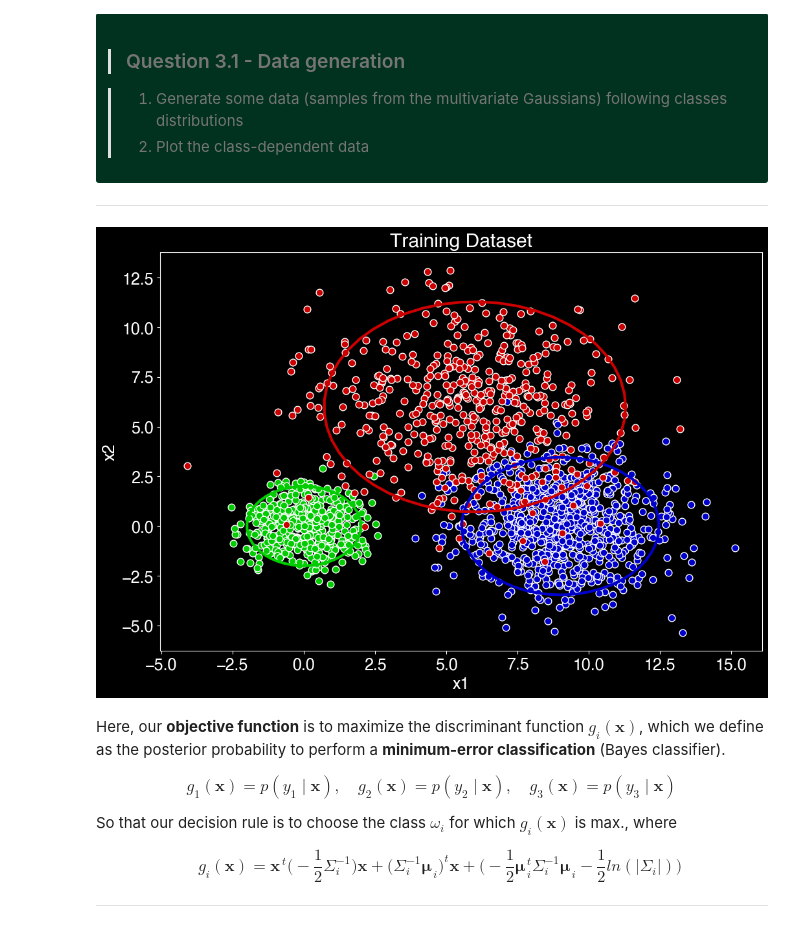
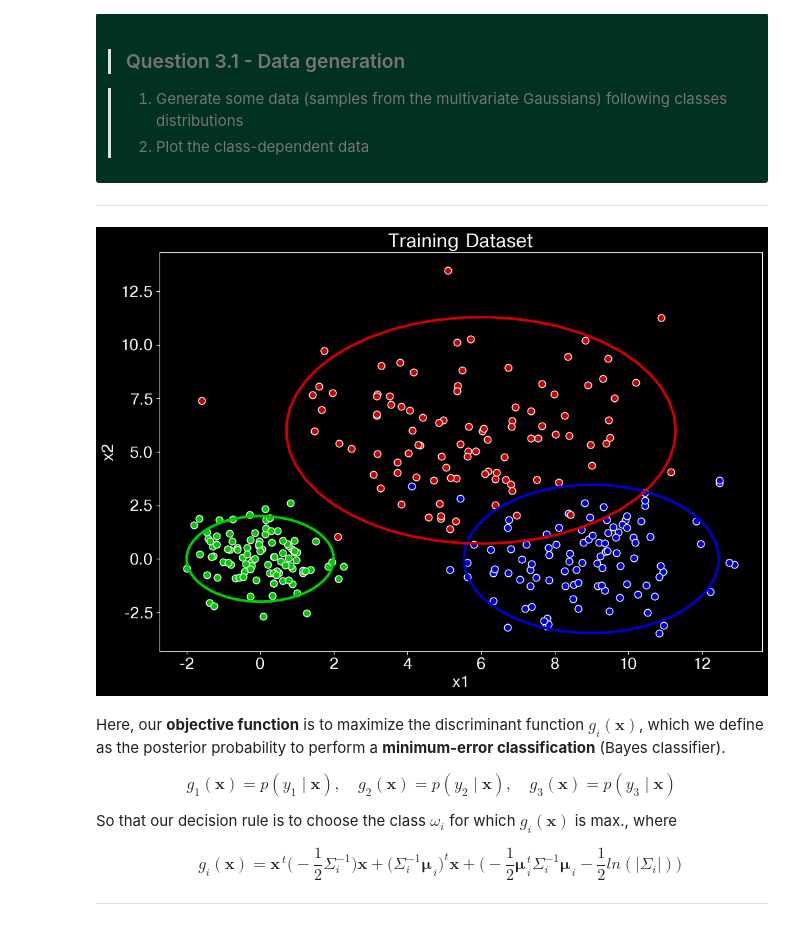
Before and after one commit to yutian-zhao/creative_ml, a Jupyter notebook: 05_probabilities_bayesian.ipynb, the cells around one changed output. Drawn from its saved outputs; the diff is of its cells as text; code cells hidden in the pictures.

```diff
--- a/05_probabilities_bayesian.ipynb
+++ b/05_probabilities_bayesian.ipynb
@@ -822,38 +834,40 @@ cov2 = np.array([[3,0],[0,3]])
 mu3 = np.array([6,6])
 cov3 = np.array([[7,0],[0,7]])
 
 ######################
 # YOUR CODE GOES HERE
 ######################
-
-x1samples = ...
-x2samples = ...
-x3samples = ...
+# p1 = distrib.multivariate_normal.MultivariateNormal(mu1, covariance_matrix = cov1)
+# p2 = distrib.multivariate_normal.MultivariateNormal(mu2, covariance_matrix = cov2)
+# p3 = distrib.multivariate_normal.MultivariateNormal(mu3, covariance_matrix = cov3)
+x1samples = np.random.multivariate_normal(mu1, cov1, nb_patterns)
+x2samples = np.random.multivariate_normal(mu2, cov2, nb_patterns)
+x3samples = np.random.multivariate_normal(mu3, cov3, nb_patterns)
 
 ######################
 from cml.plot import gaussian_ellipsoid
 # Prepare concatenated versions of class properties
 mu_vals = {};
 mu_vals[0] = np.array([mu1]).transpose()
 mu_vals[1] = np.array([mu2]).transpose()
 mu_vals[2] = np.array([mu3]).transpose()
 cov_vals = {}
 cov_vals[0] = cov1
 cov_vals[1] = cov2
 cov_vals[2] = cov3
 # Plot the corresponding data
 plt.figure(figsize=(12, 8))
 plt.scatter(x1samples[:, 0], x1samples[:, 1], s=60, marker='o', color=[0, 0.8, 0], edgecolors='w')
 plt.scatter(x2samples[:, 0], x2samples[:, 1], s=60, marker='o', color=[0, 0, 0.8], edgecolors='w')
 plt.scatter(x3samples[:, 0], x3samples[:, 1], s=60, marker='o', color=[0.8, 0, 0], edgecolors='w')
 h = gaussian_ellipsoid(mu1, cov1, 2, color=[0, 0.8, 0]);
 h = gaussian_ellipsoid(mu2, cov2, 2, color=[0, 0, 0.8]);
 h = gaussian_ellipsoid(mu3, cov3, 2, color=[0.8, 0, 0]);
 plt.title('Training Dataset')
 plt.ylabel('x2')
 plt.xlabel('x1');
 # %% [output]
-[figure, old version]
+[figure, new version]
 # %% [markdown]
 Here, our **objective function** is to maximize the discriminant function $g_i(\pmb x)$, which we define as the posterior probability to perform a **minimum-error classification** (Bayes classifier).
 
```
Also changed, not shown: parts of 15 cells of this notebook.
